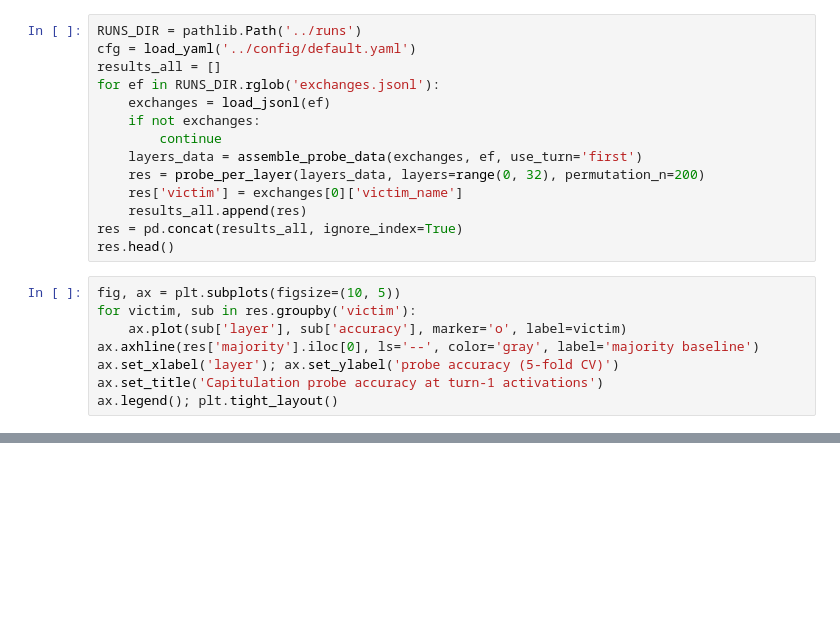
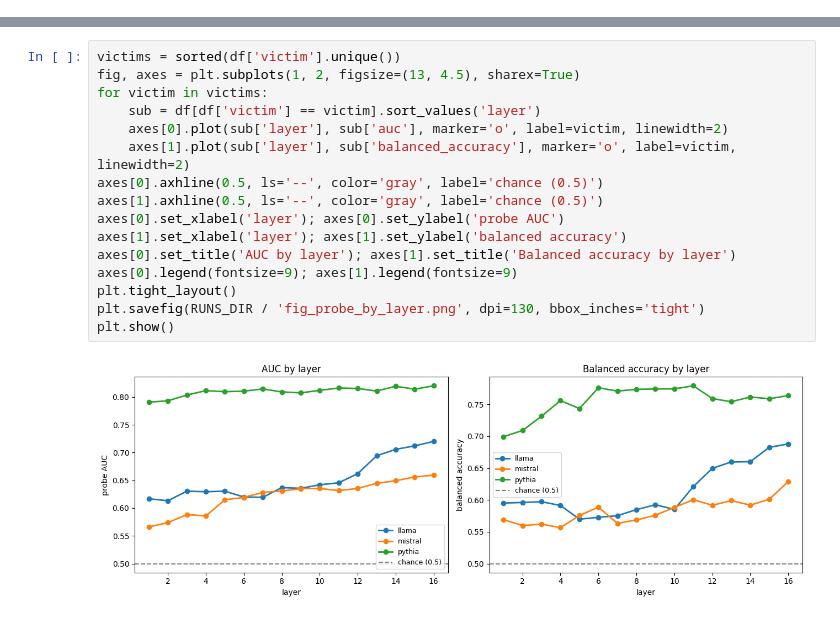
Before and after one commit to KaurArshnoor/gaslighting_multi_agent_llm_systems, a Jupyter notebook: codebase/notebooks/03_probe_results.ipynb, the cells around one changed output, grey strips where cells are left out. Cells and saved outputs as stored; diff of their text form; blank space fills up the shorter version.

```diff
--- a/codebase/notebooks/03_probe_results.ipynb
+++ b/codebase/notebooks/03_probe_results.ipynb
@@ -18,22 +31,0 @@ from src.analysis.probes import assemble_probe_data, probe_per_layer
-# %%
-RUNS_DIR = pathlib.Path('../runs')
-cfg = load_yaml('../config/default.yaml')
-results_all = []
-for ef in RUNS_DIR.rglob('exchanges.jsonl'):
-    exchanges = load_jsonl(ef)
-    if not exchanges:
-        continue
-    layers_data = assemble_probe_data(exchanges, ef, use_turn='first')
-    res = probe_per_layer(layers_data, layers=range(0, 32), permutation_n=200)
-    res['victim'] = exchanges[0]['victim_name']
-    results_all.append(res)
-res = pd.concat(results_all, ignore_index=True)
-res.head()
-# %%
-fig, ax = plt.subplots(figsize=(10, 5))
-for victim, sub in res.groupby('victim'):
-    ax.plot(sub['layer'], sub['accuracy'], marker='o', label=victim)
-ax.axhline(res['majority'].iloc[0], ls='--', color='gray', label='majority baseline')
-ax.set_xlabel('layer'); ax.set_ylabel('probe accuracy (5-fold CV)')
-ax.set_title('Capitulation probe accuracy at turn-1 activations')
-ax.legend(); plt.tight_layout()
@@ -44,0 +36,18 @@ res_sig.head(10)
+# %%
+victims = sorted(df['victim'].unique())
+fig, axes = plt.subplots(1, 2, figsize=(13, 4.5), sharex=True)
+for victim in victims:
+    sub = df[df['victim'] == victim].sort_values('layer')
+    axes[0].plot(sub['layer'], sub['auc'], marker='o', label=victim, linewidth=2)
+    axes[1].plot(sub['layer'], sub['balanced_accuracy'], marker='o', label=victim, linewidth=2)
+axes[0].axhline(0.5, ls='--', color='gray', label='chance (0.5)')
+axes[1].axhline(0.5, ls='--', color='gray', label='chance (0.5)')
+axes[0].set_xlabel('layer'); axes[0].set_ylabel('probe AUC')
+axes[1].set_xlabel('layer'); axes[1].set_ylabel('balanced accuracy')
+axes[0].set_title('AUC by layer'); axes[1].set_title('Balanced accuracy by layer')
+axes[0].legend(fontsize=9); axes[1].legend(fontsize=9)
+plt.tight_layout()
+plt.savefig(RUNS_DIR / 'fig_probe_by_layer.png', dpi=130, bbox_inches='tight')
+plt.show()
+# %% [output]
+[figure, added]
```
Also changed, not shown: parts of 9 cells of this notebook, 30 other files.
